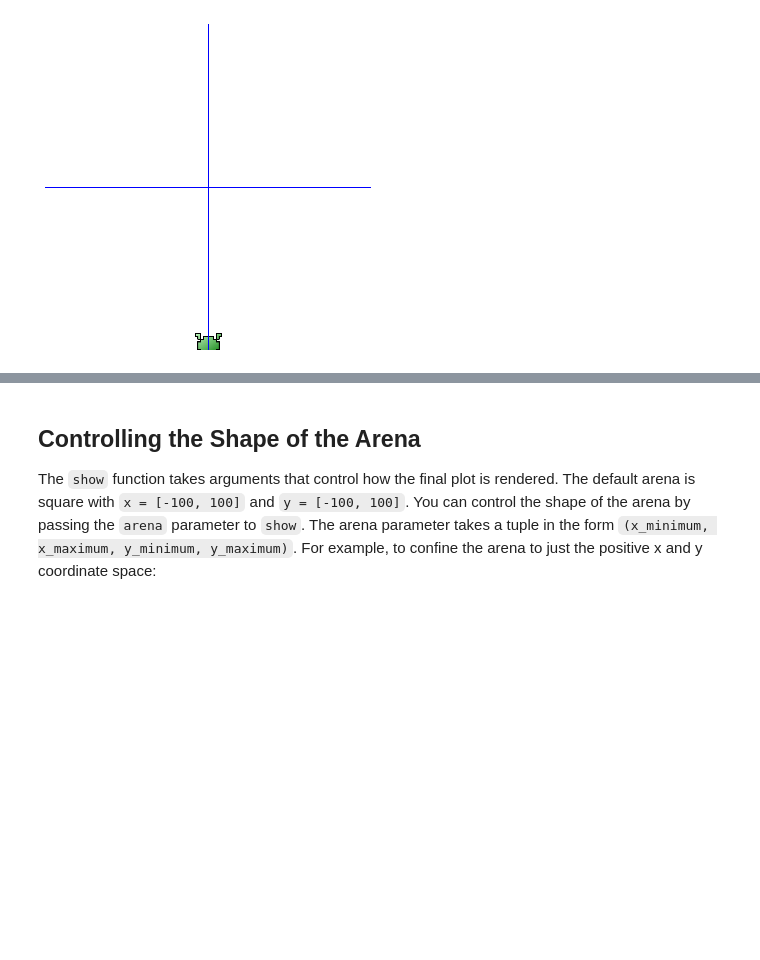
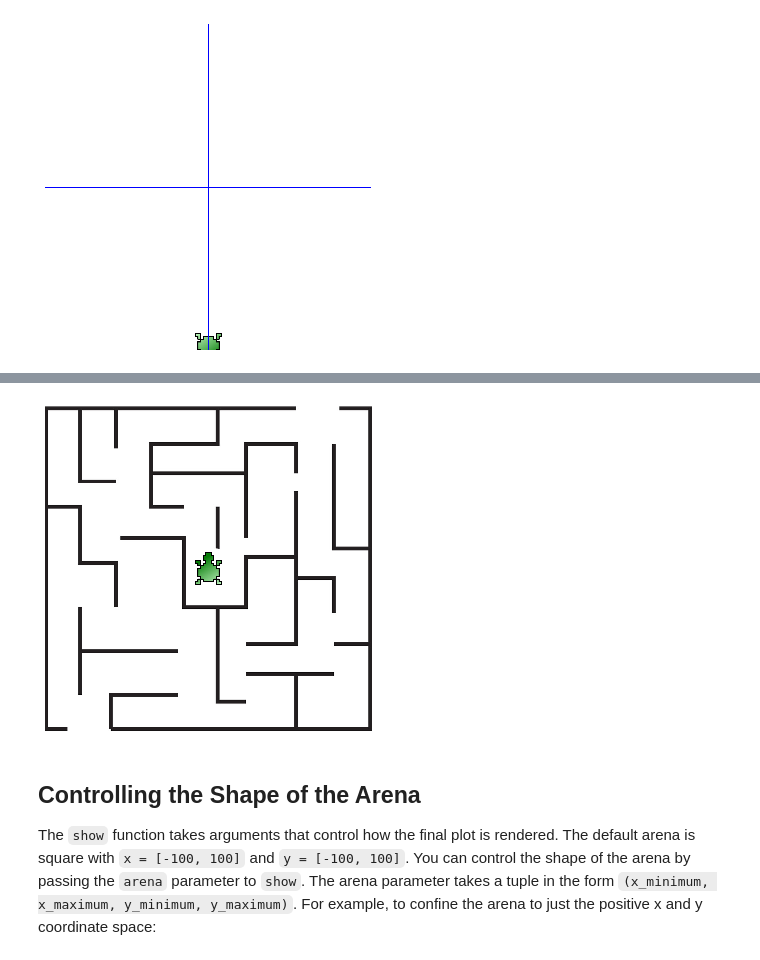
Before and after one commit to mike-matera/python-for-everyone, a Jupyter notebook: Lesson01/using_the_pen.ipynb, the cells around one changed output, grey strips where cells are left out. Saved outputs shown, nothing was run; the diff lists cells and outputs as text; code cells hidden in the pictures; blank space fills up the shorter version.

```diff
--- a/Lesson01/using_the_pen.ipynb
+++ b/Lesson01/using_the_pen.ipynb
@@ -122,3 +126,8 @@ pen.show()
+# %%
+pen.background('maze.png')
+pen.show()
+# %% [output]
+[figure, added]
 # %% [markdown]
 ## Controlling the Shape of the Arena
 
```
Also changed, not shown: parts of 3 cells of this notebook, 2 other files.
